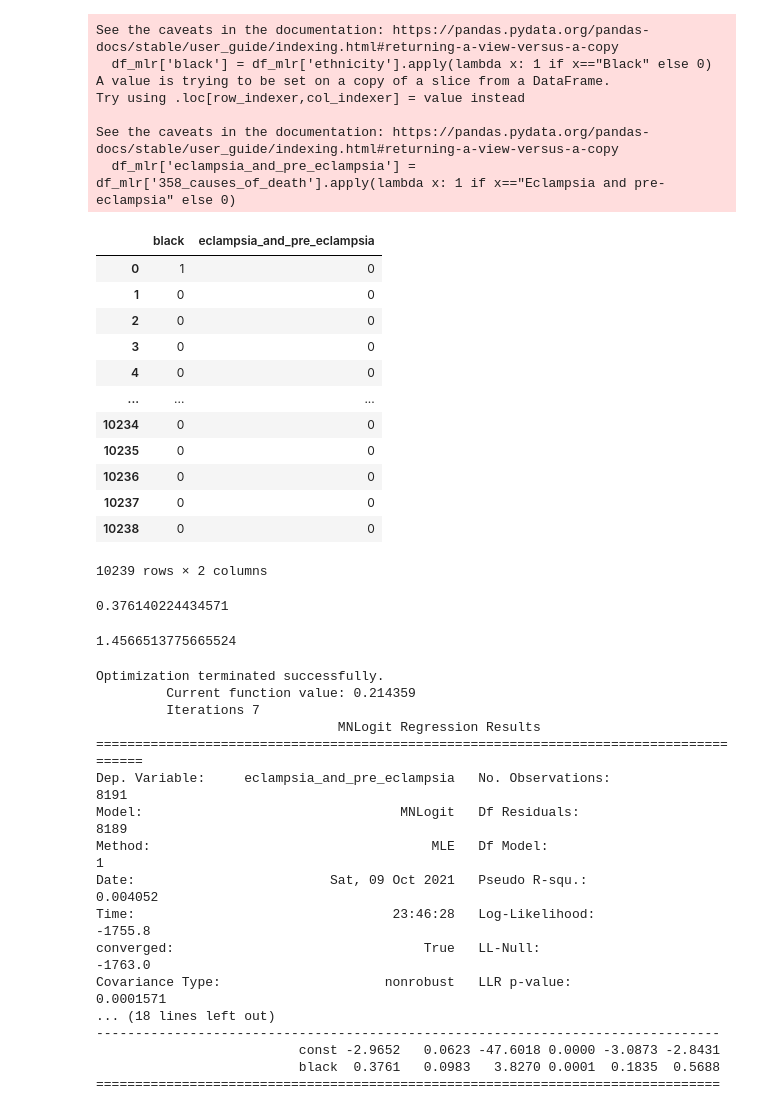
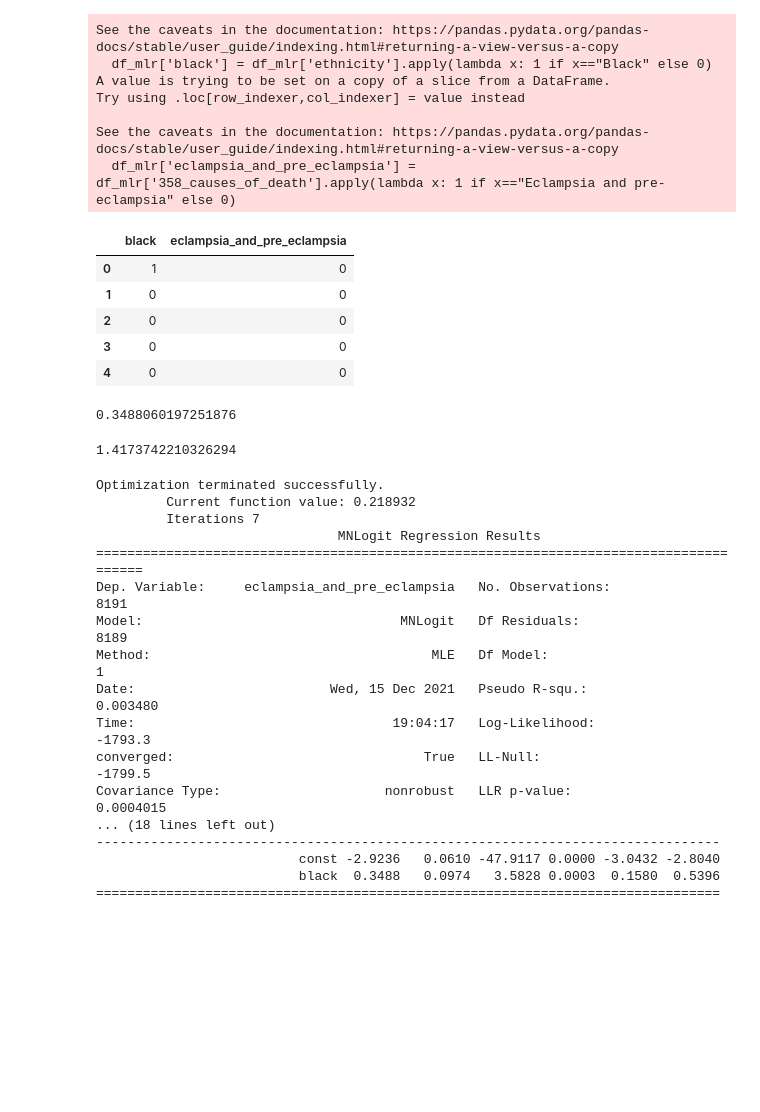
Before and after one commit to andrezafeu/maternal_mortality, a Jupyter notebook: maternal_mortality_in_the_usa.ipynb, the cells around one changed output. Drawn from its saved outputs; the diff is of its cells as text; code cells hidden in the pictures; blank space fills up the shorter version.

```diff
--- a/maternal_mortality_in_the_usa.ipynb
+++ b/maternal_mortality_in_the_usa.ipynb
@@ -558 +615,4 @@ array(['E849', 'O249', 'O903', 'O759', 'O268', 'I269', 'O159', 'O16',
+# %%
+# add ethnicity column
+df['ethnicity'] = np.where(df.hispanic_origin == "Non – Hispanic", df.race_recode_3, 'Hispanic')
 # %%
@@ -631,7 +633,2 @@ df_non_hispanic = df[df["hispanic_origin"] == "Non – Hispanic"]
 # %%
-# add ethnicity column
-df_hispanic['ethnicity'] = 'Hispanic'
-df_non_hispanic['ethnicity'] = df_non_hispanic['race_recode_3']
-
-df = pd.concat([df_hispanic, df_non_hispanic], axis=0, join='inner')
-df["ethnicity"].replace({"Races other than White or Black": "Other"}, inplace=True)
+df.ethnicity.replace({"Races other than White or Black": "Other"}, inplace=True)
@@ -1721,21 +1654,14 @@ Try using .loc[row_indexer,col_indexer] = value instead
 See the caveats in the documentation: https://pandas.pydata.org/pandas-docs/stable/user_guide/indexing.html#returning-a-view-versus-a-copy
   df_mlr['eclampsia_and_pre_eclampsia'] = df_mlr['358_causes_of_death'].apply(lambda x: 1 if x=="Eclampsia and pre-eclampsia" else 0)
 # %%
-df_mlr
+df_mlr.head()
 # %% [output]
 |  | black | eclampsia_and_pre_eclampsia |
 | 0 | 1 | 0 |
 | 1 | 0 | 0 |
 | 2 | 0 | 0 |
 | 3 | 0 | 0 |
 | 4 | 0 | 0 |
-| ... | ... | ... |
-| 10234 | 0 | 0 |
-| 10235 | 0 | 0 |
-| 10236 | 0 | 0 |
-| 10237 | 0 | 0 |
-| 10238 | 0 | 0 |
-10239 rows × 2 columns
 # %%
 model2 = LogisticRegression(
     random_state=0,
@@ -1748,31 +1674,31 @@ model2 = LogisticRegression(
 log_odds = model2.coef_[0][0]
 log_odds
 # %% [output]
-0.376140224434571
+0.3488060197251876
 # %%
 odds = np.exp(model2.coef_[0])[0]
 odds
 # %% [output]
-1.4566513775665524
+1.4173742210326294
 # %%
 print_regression_results(y_train, X_train)
 # %% [output]
 Optimization terminated successfully.
-         Current function value: 0.214359
+         Current function value: 0.218932
          Iterations 7
                                MNLogit Regression Results
 =======================================================================================
 Dep. Variable:     eclampsia_and_pre_eclampsia   No. Observations:                 8191
 Model:                                 MNLogit   Df Residuals:                     8189
 Method:                                    MLE   Df Model:                            1
-Date:                         Sat, 09 Oct 2021   Pseudo R-squ.:                0.004052
-Time:                                 23:46:28   Log-Likelihood:                -1755.8
-converged:                                True   LL-Null:                       -1763.0
-Covariance Type:                     nonrobust   LLR p-value:                 0.0001571
+Date:                         Wed, 15 Dec 2021   Pseudo R-squ.:                0.003480
+Time:                                 19:04:17   Log-Likelihood:                -1793.3
+converged:                                True   LL-Null:                       -1799.5
+Covariance Type:                     nonrobust   LLR p-value:                 0.0004015
 ... (18 lines left out)
 --------------------------------------------------------------------------------
-                          const -2.9652   0.0623 -47.6018 0.0000 -3.0873 -2.8431
-                          black  0.3761   0.0983   3.8270 0.0001  0.1835  0.5688
+                          const -2.9236   0.0610 -47.9117 0.0000 -3.0432 -2.8040
+                          black  0.3488   0.0974   3.5828 0.0003  0.1580  0.5396
 ================================================================================
 # %%
 preds = model2.predict(X_test)
```
Also changed, not shown: parts of 63 cells of this notebook, 1 other file.
